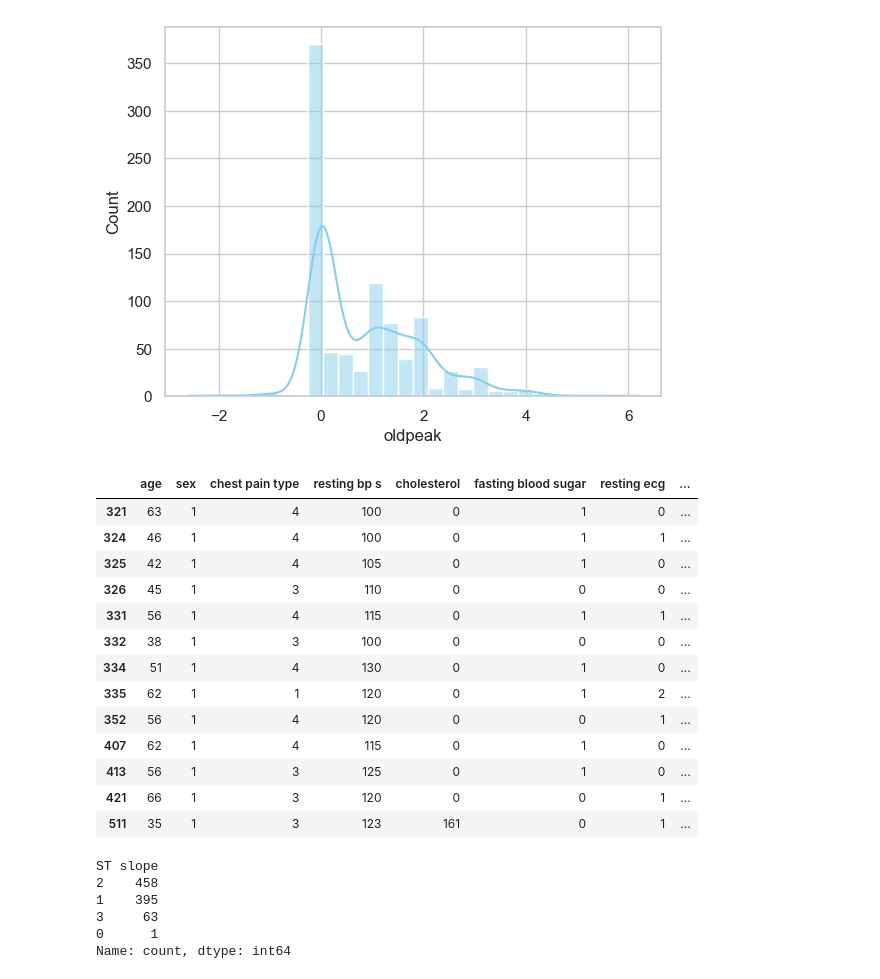
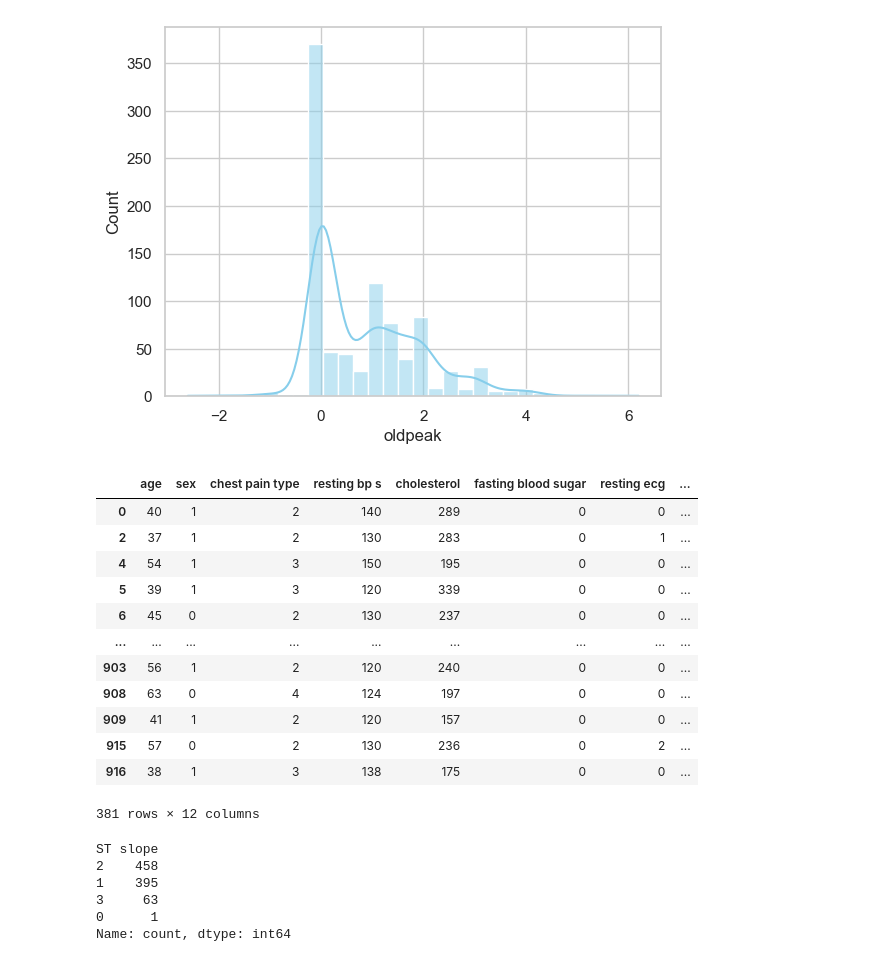
Before and after one commit to pauljo13/Heart-Disease-AI-kaggle, a Jupyter notebook: hd.ipynb, the cells around one changed output. Cells and saved outputs as stored; diff of their text form; code cells hidden in the pictures.

```diff
--- a/hd.ipynb
+++ b/hd.ipynb
@@ -398,22 +523,21 @@ Mean :  0.8866957470010904
 Std :  1.0669599756520682
 [figure]
 # %%
-df[df["oldpeak"] < 0]
+df[df["oldpeak"] <= 0]
 # %% [output]
 |  | age | sex | chest pain type | resting bp s | cholesterol | fasting blood sugar | resting ecg | ... |
-| 321 | 63 | 1 | 4 | 100 | 0 | 1 | 0 | ... |
-| 324 | 46 | 1 | 4 | 100 | 0 | 1 | 1 | ... |
-| 325 | 42 | 1 | 4 | 105 | 0 | 1 | 0 | ... |
-| 326 | 45 | 1 | 3 | 110 | 0 | 0 | 0 | ... |
-| 331 | 56 | 1 | 4 | 115 | 0 | 1 | 1 | ... |
-| 332 | 38 | 1 | 3 | 100 | 0 | 0 | 0 | ... |
-| 334 | 51 | 1 | 4 | 130 | 0 | 1 | 0 | ... |
-| 335 | 62 | 1 | 1 | 120 | 0 | 1 | 2 | ... |
-| 352 | 56 | 1 | 4 | 120 | 0 | 0 | 1 | ... |
-| 407 | 62 | 1 | 4 | 115 | 0 | 1 | 0 | ... |
-| 413 | 56 | 1 | 3 | 125 | 0 | 1 | 0 | ... |
-| 421 | 66 | 1 | 3 | 120 | 0 | 0 | 1 | ... |
-| 511 | 35 | 1 | 3 | 123 | 161 | 0 | 1 | ... |
+| 0 | 40 | 1 | 2 | 140 | 289 | 0 | 0 | ... |
+| 2 | 37 | 1 | 2 | 130 | 283 | 0 | 1 | ... |
+| 4 | 54 | 1 | 3 | 150 | 195 | 0 | 0 | ... |
+| 5 | 39 | 1 | 3 | 120 | 339 | 0 | 0 | ... |
+| 6 | 45 | 0 | 2 | 130 | 237 | 0 | 0 | ... |
+| ... | ... | ... | ... | ... | ... | ... | ... | ... |
+| 903 | 56 | 1 | 2 | 120 | 240 | 0 | 0 | ... |
+| 908 | 63 | 0 | 4 | 124 | 197 | 0 | 0 | ... |
+| 909 | 41 | 1 | 2 | 120 | 157 | 0 | 0 | ... |
+| 915 | 57 | 0 | 2 | 130 | 236 | 0 | 2 | ... |
+| 916 | 38 | 1 | 3 | 138 | 175 | 0 | 0 | ... |
+381 rows × 12 columns
 # %%
 # ST slope
 """
```
Also changed, not shown: parts of 12 cells of this notebook, 1 other file.
